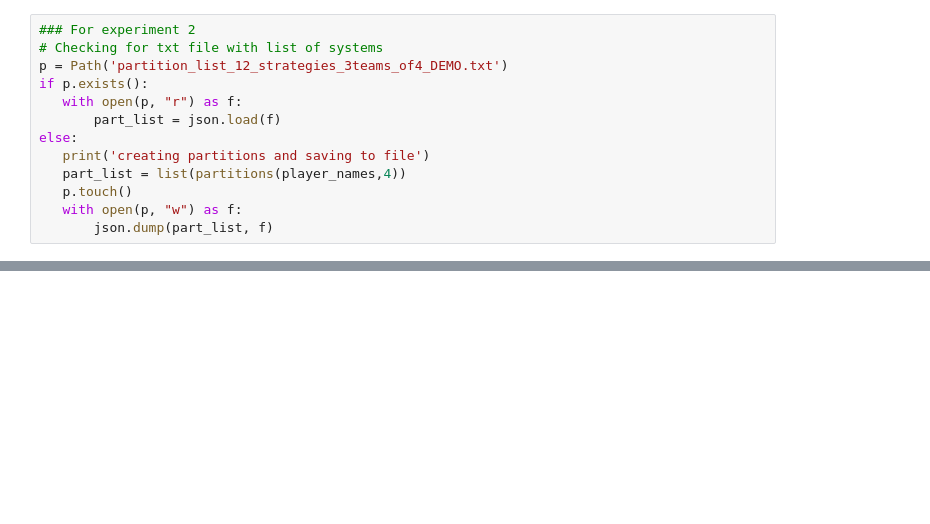
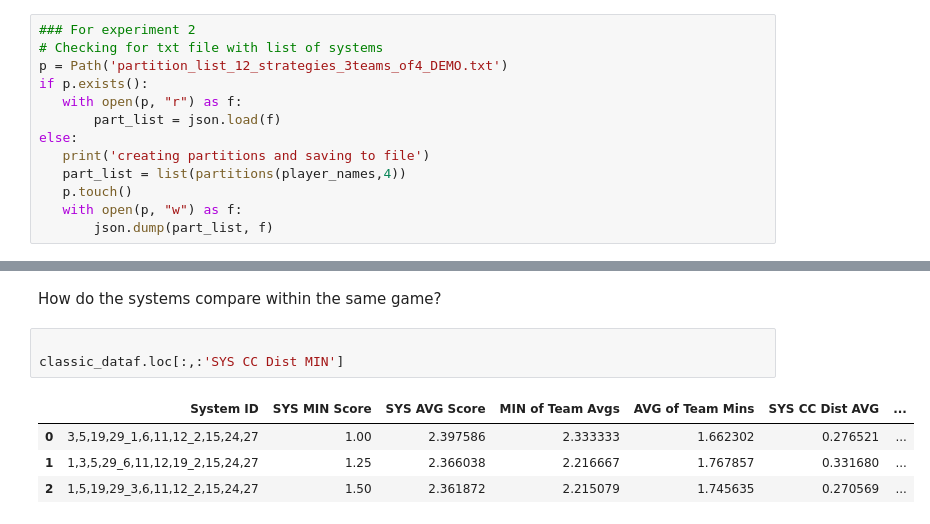
Before and after one commit to fatemehghaffari/PrisonersDilemma, a Jupyter notebook: DeterministicStrategyExperiments.ipynb, the cells around one changed output, grey strips where cells are left out. Drawn from its saved outputs; the diff is of its cells as text; blank space fills up the shorter version.

```diff
--- a/DeterministicStrategyExperiments.ipynb
+++ b/DeterministicStrategyExperiments.ipynb
@@ -90,0 +226,10 @@ print("--- %s seconds ---" % (time.time() - start_time))
+# %% [markdown]
+How do the systems compare within the same game?
+# %%
+
+classic_dataf.loc[:,:'SYS CC Dist MIN']
+# %% [output]
+|  | System ID | SYS MIN Score | SYS AVG Score | MIN of Team Avgs | AVG of Team Mins | SYS CC Dist AVG | ... |
+| 0 | 3,5,19,29_1,6,11,12_2,15,24,27 | 1.00 | 2.397586 | 2.333333 | 1.662302 | 0.276521 | ... |
+| 1 | 1,3,5,29_6,11,12,19_2,15,24,27 | 1.25 | 2.366038 | 2.216667 | 1.767857 | 0.331680 | ... |
+| 2 | 1,5,19,29_3,6,11,12_2,15,24,27 | 1.50 | 2.361872 | 2.215079 | 1.745635 | 0.270569 | ... |
```
Also changed, not shown: parts of 27 cells of this notebook.
